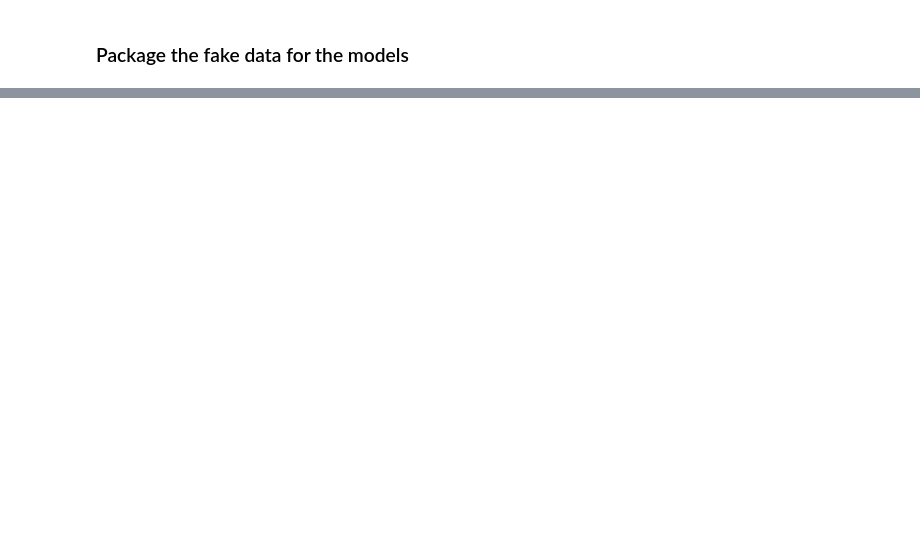
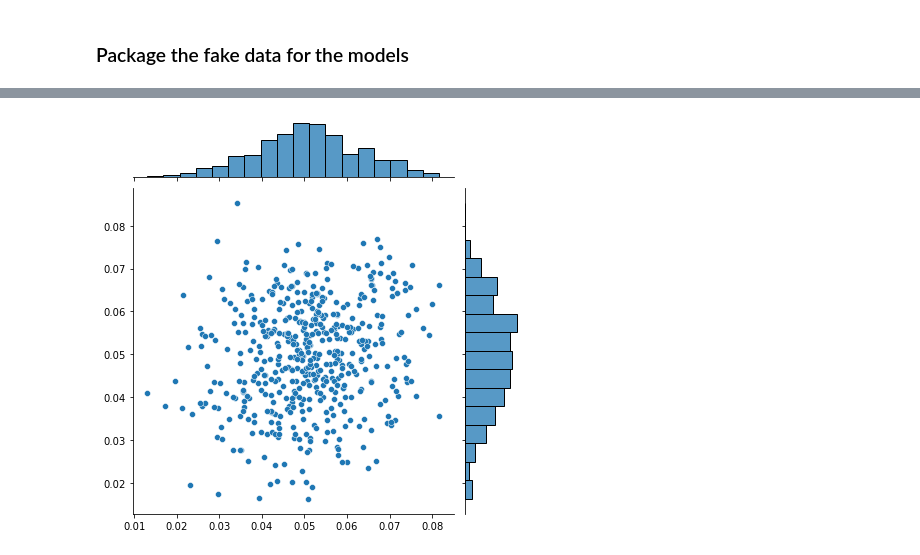
Before and after one commit to broadinstitute/tissue_purifier, a Jupyter notebook: notebooks/tp_02_validation_PYRO.ipynb, the cells around one changed output, grey strips where cells are left out. Drawn from its saved outputs; the diff is of its cells as text; code cells hidden in the pictures; blank space fills up the shorter version.

```diff
--- a/notebooks/tp_02_validation_PYRO.ipynb
+++ b/notebooks/tp_02_validation_PYRO.ipynb
@@ -401,0 +634,28 @@ fig_B
+# %%
+pyro.clear_param_store()
+pyro.get_param_store().load(filename="params_model_A.pt")
+for k,v in pyro.get_param_store().items():
+    print(k, v.shape)
+eps_g_A = pyro.get_param_store().get_param("eps_g").detach().cpu().numpy()
+alpha0_A = pyro.get_param_store().get_param("alpha0").detach().cpu().numpy()
+alpha_A = pyro.get_param_store().get_param("alpha").detach().cpu().numpy()
+
+print("======================")
+
+pyro.clear_param_store()
+pyro.get_param_store().load(filename="params_model_B.pt")
+for k,v in pyro.get_param_store().items():
+    print(k, v.shape)
+eps_g_B = pyro.get_param_store().get_param("AutoDelta.eps_g").detach().cpu().numpy()
+alpha0_B = pyro.get_param_store().get_param("AutoDelta.alpha0").detach().cpu().numpy()
+alpha_B = pyro.get_param_store().get_param("AutoDelta.alpha").detach().cpu().numpy()
+
+print("======================")
+
+pyro.clear_param_store()
+pyro.get_param_store().load(filename="params_model_C.pt")
+for k,v in pyro.get_param_store().items():
+    print(k, v.shape)
+eps_g_C = pyro.get_param_store().get_param("AutoDelta.eps_g").detach().cpu().numpy()
+alpha0_C = pyro.get_param_store().get_param("alpha0").detach().cpu().numpy()
+alpha_C = pyro.get_param_store().get_param("AutoDelta.alpha").detach().cpu().numpy()
@@ -401,0 +677,4 @@ fig_B
+# %%
+_ = seaborn.jointplot(x=eps_g_B.flatten(), y=eps_g_C.flatten())
+# %% [output]
+[figure, added]
```
Also changed, not shown: parts of 49 cells of this notebook.
